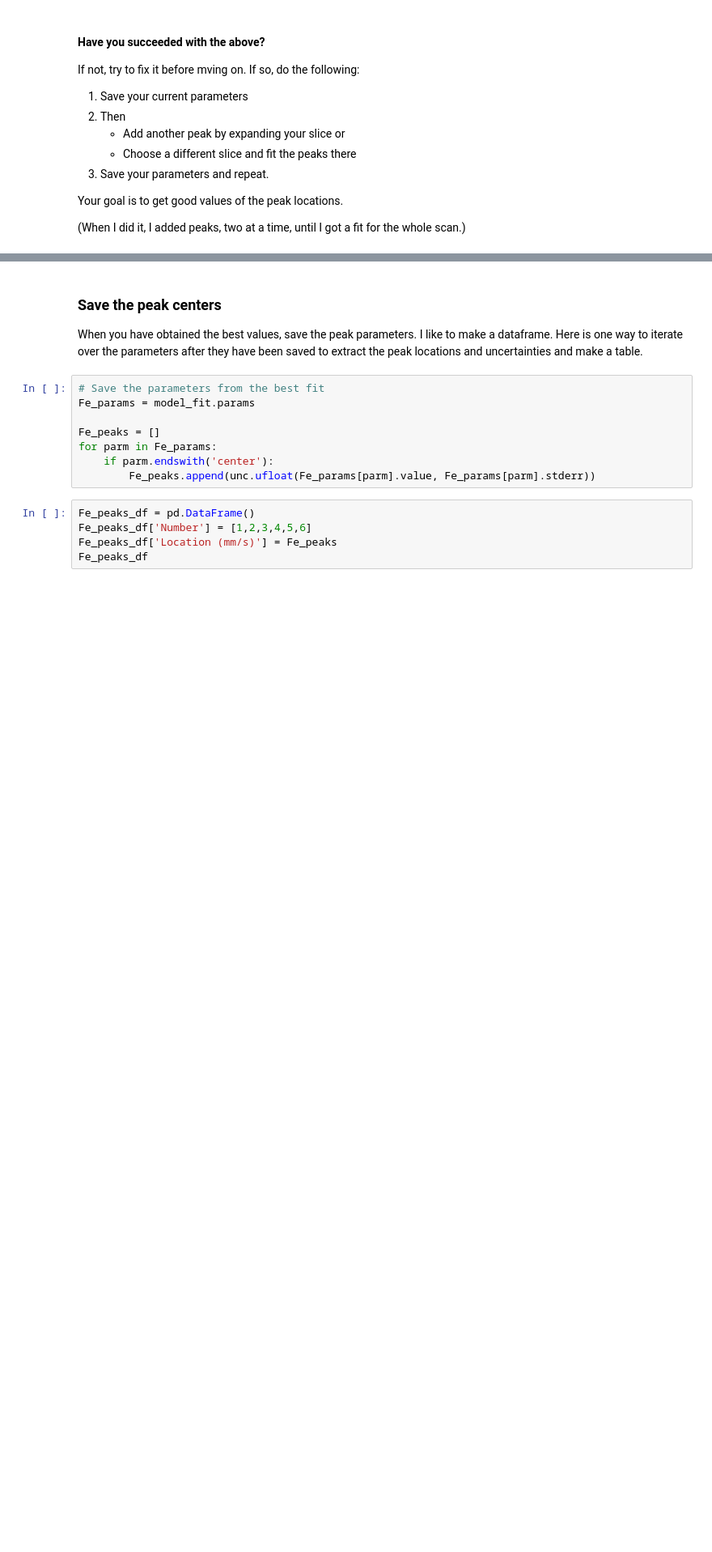
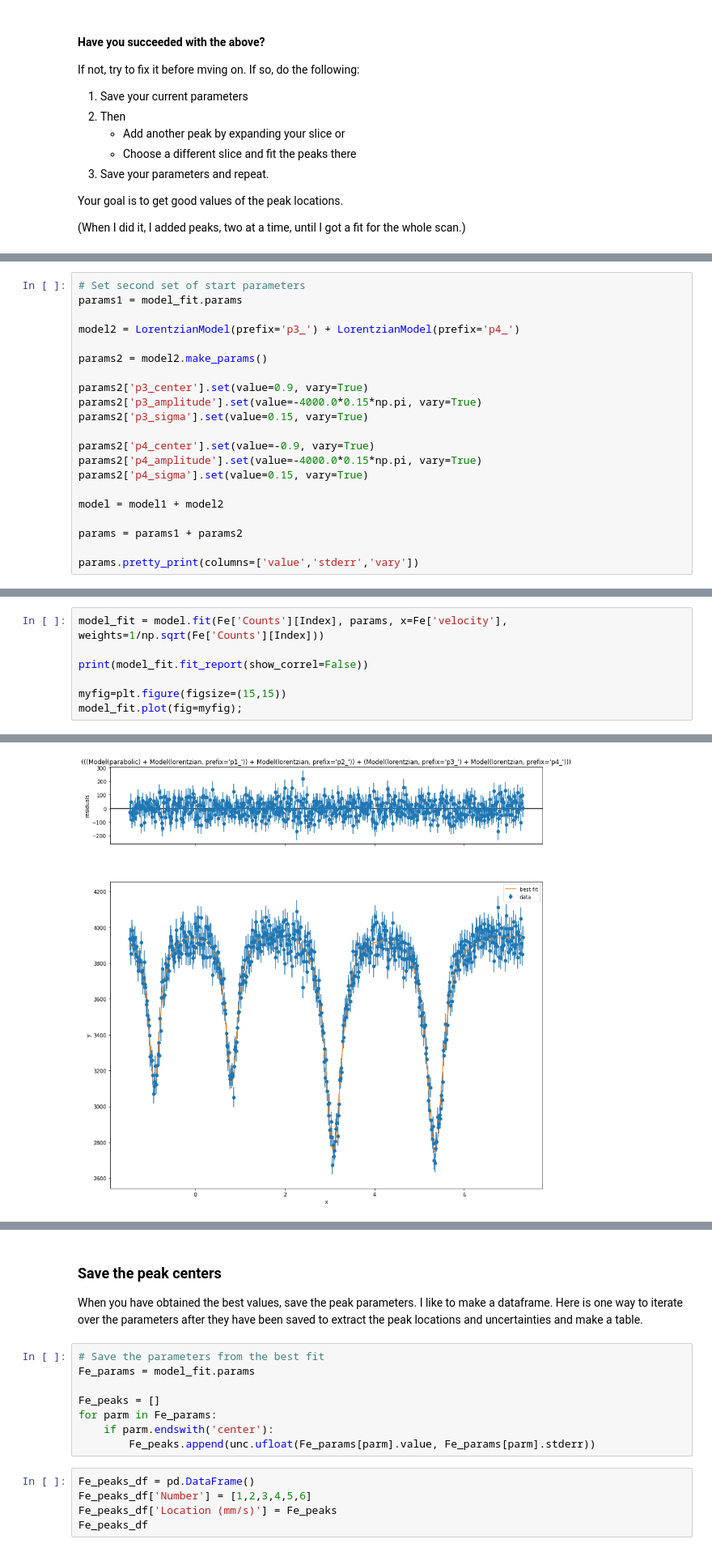
Before and after one commit to kmdao/PHYS431, a Jupyter notebook: Mossbauer/Mossbauer Full Analysis (Template).ipynb, the cells around one changed output, grey strips where cells are left out. Shown: that part at 81% size. Drawn from its saved outputs; the diff is of its cells as text; blank space fills up the shorter version.

```diff
--- a/Mossbauer/Mossbauer Full Analysis (Template).ipynb
+++ b/Mossbauer/Mossbauer Full Analysis (Template).ipynb
@@ -192,0 +288,21 @@ Your goal is to get good values of the peak locations.
+# %%
+# Set second set of start parameters
+params1 = model_fit.params
+
+model2 = LorentzianModel(prefix='p3_') + LorentzianModel(prefix='p4_')
+
+params2 = model2.make_params()
+
+params2['p3_center'].set(value=0.9, vary=True)
+params2['p3_amplitude'].set(value=-4000.0*0.15*np.pi, vary=True)
+params2['p3_sigma'].set(value=0.15, vary=True)
+
+params2['p4_center'].set(value=-0.9, vary=True)
+params2['p4_amplitude'].set(value=-4000.0*0.15*np.pi, vary=True)
+params2['p4_sigma'].set(value=0.15, vary=True)
+
+model = model1 + model2
+
+params = params1 + params2
+
+params.pretty_print(columns=['value','stderr','vary'])
@@ -192,0 +336,8 @@ Your goal is to get good values of the peak locations.
+# %%
+model_fit = model.fit(Fe['Counts'][Index], params, x=Fe['velocity'], weights=1/np.sqrt(Fe['Counts'][Index]))
+
+print(model_fit.fit_report(show_correl=False))
+
+myfig=plt.figure(figsize=(15,15))
+model_fit.plot(fig=myfig);
+# %% [output]
@@ -192,0 +361 @@ Your goal is to get good values of the peak locations.
+[figure, added]
```
Also changed, not shown: parts of 21 cells of this notebook.
